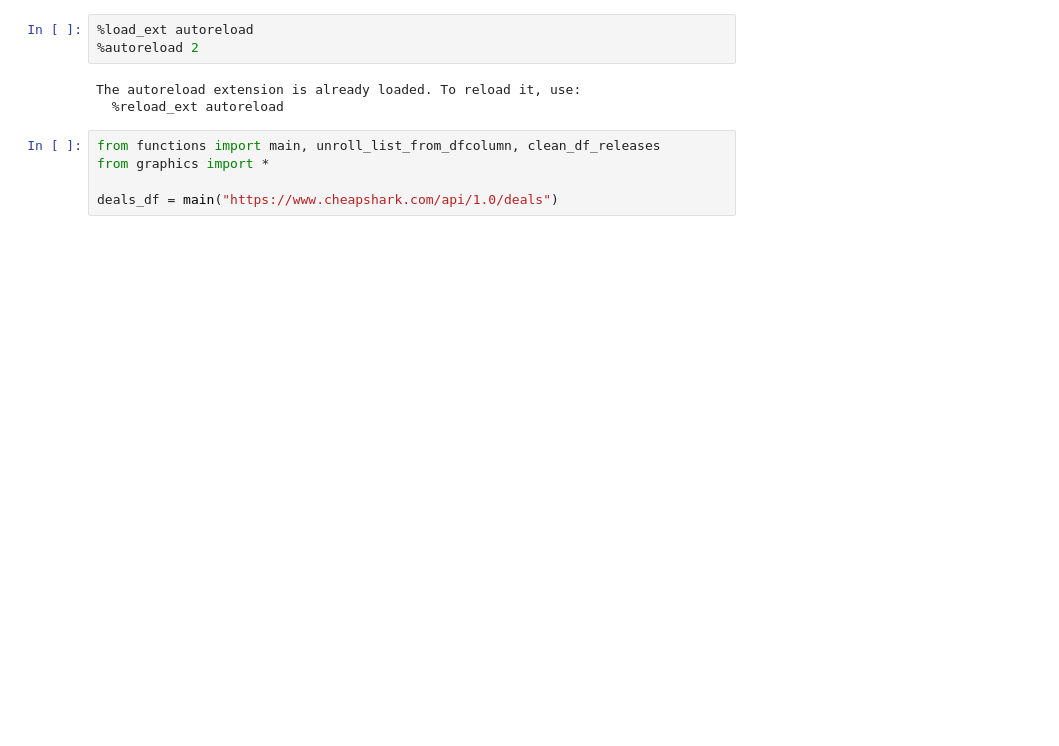
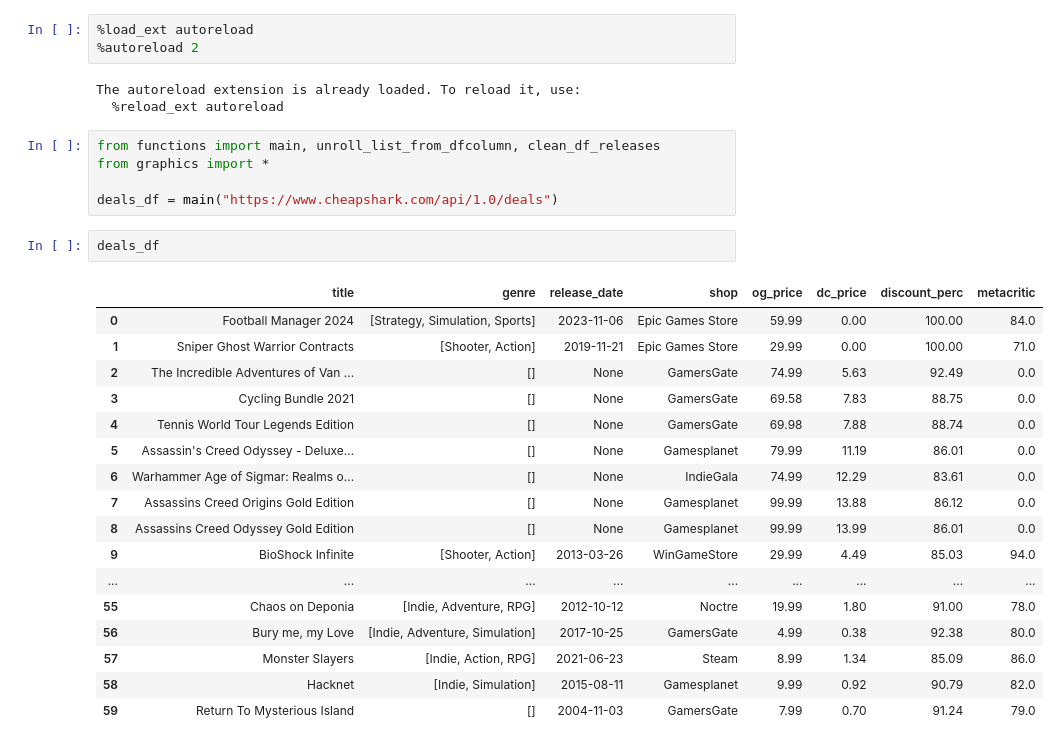
Before and after one commit to ivanalonsom/Project3_DataAnalysis_Oriented_To_Sales_Strategies, a Jupyter notebook: main.ipynb, the cells around one changed output. Cells and saved outputs as stored; diff of their text form; blank space fills up the shorter version.

```diff
--- a/main.ipynb
+++ b/main.ipynb
@@ -9,6 +9,26 @@ from functions import main, unroll_list_from_dfcolumn, clean_df_releases
 from graphics import *
 
 deals_df = main("https://www.cheapshark.com/api/1.0/deals")
+# %%
+deals_df
+# %% [output]
+|  | title | genre | release_date | shop | og_price | dc_price | discount_perc | metacritic |
+| 0 | Football Manager 2024 | [Strategy, Simulation, Sports] | 2023-11-06 | Epic Games Store | 59.99 | 0.00 | 100.00 | 84.0 |
+| 1 | Sniper Ghost Warrior Contracts | [Shooter, Action] | 2019-11-21 | Epic Games Store | 29.99 | 0.00 | 100.00 | 71.0 |
+| 2 | The Incredible Adventures of Van ... | [] | None | GamersGate | 74.99 | 5.63 | 92.49 | 0.0 |
+| 3 | Cycling Bundle 2021 | [] | None | GamersGate | 69.58 | 7.83 | 88.75 | 0.0 |
+| 4 | Tennis World Tour Legends Edition | [] | None | GamersGate | 69.98 | 7.88 | 88.74 | 0.0 |
+| 5 | Assassin's Creed Odyssey - Deluxe... | [] | None | Gamesplanet | 79.99 | 11.19 | 86.01 | 0.0 |
+| 6 | Warhammer Age of Sigmar: Realms o... | [] | None | IndieGala | 74.99 | 12.29 | 83.61 | 0.0 |
+| 7 | Assassins Creed Origins Gold Edition | [] | None | Gamesplanet | 99.99 | 13.88 | 86.12 | 0.0 |
+| 8 | Assassins Creed Odyssey Gold Edition | [] | None | Gamesplanet | 99.99 | 13.99 | 86.01 | 0.0 |
+| 9 | BioShock Infinite | [Shooter, Action] | 2013-03-26 | WinGameStore | 29.99 | 4.49 | 85.03 | 94.0 |
+| ... | ... | ... | ... | ... | ... | ... | ... | ... |
+| 55 | Chaos on Deponia | [Indie, Adventure, RPG] | 2012-10-12 | Noctre | 19.99 | 1.80 | 91.00 | 78.0 |
+| 56 | Bury me, my Love | [Indie, Adventure, Simulation] | 2017-10-25 | GamersGate | 4.99 | 0.38 | 92.38 | 80.0 |
+| 57 | Monster Slayers | [Indie, Action, RPG] | 2021-06-23 | Steam | 8.99 | 1.34 | 85.09 | 86.0 |
+| 58 | Hacknet | [Indie, Simulation] | 2015-08-11 | Gamesplanet | 9.99 | 0.92 | 90.79 | 82.0 |
+| 59 | Return To Mysterious Island | [] | 2004-11-03 | GamersGate | 7.99 | 0.70 | 91.24 | 79.0 |
 # %%
 average_disc_vs_shop_bar(deals_df)
 # %% [output]
```
Also changed, not shown: parts of 6 cells of this notebook, 3 other files.
